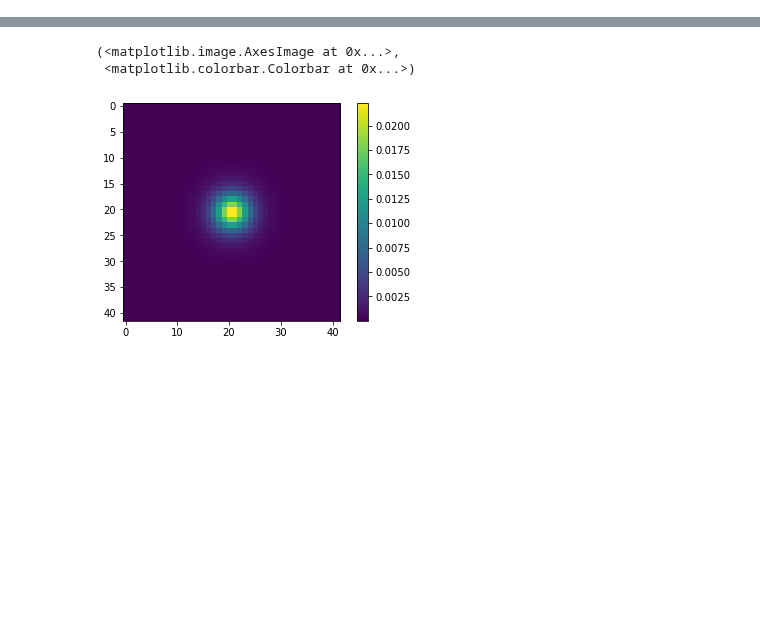
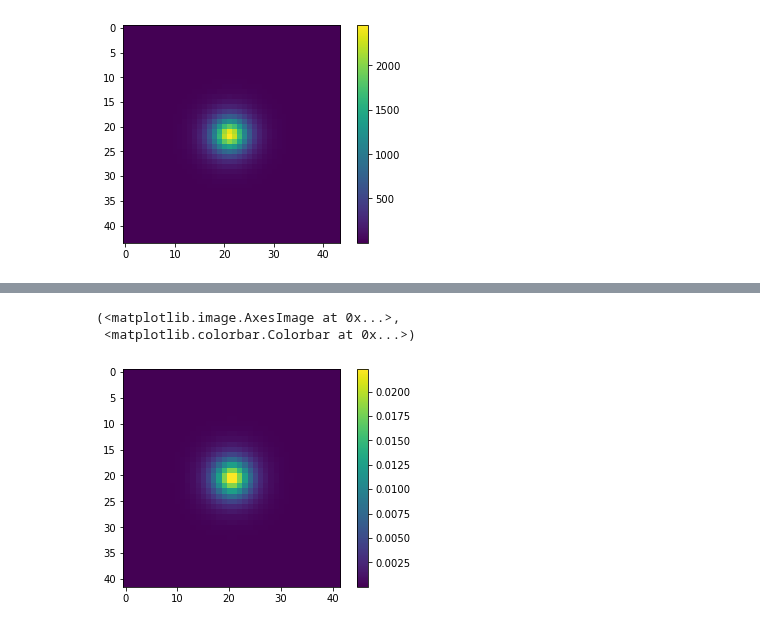
Before and after one commit to norrisbach/Metacal, a Jupyter notebook: metacal.ipynb, the cells around one changed output, grey strips where cells are left out. Saved outputs shown, nothing was run; the diff lists cells and outputs as text; code cells hidden in the pictures; blank space fills up the shorter version.

```diff
--- a/metacal.ipynb
+++ b/metacal.ipynb
@@ -181,6 +188,10 @@ def make_data(rng, FbyB, shear, version=0, first=False, SbyN=20):
         psf=psf_obs,
     )
     return obs, backgrounds
+# %%
+imgdata = make_data(rng=rng, FbyB=0.01, shear=shear_true, version=1, first=True, SbyN=20)
+# %% [output]
+[figure, added]
 # %%
 #def analyze(rng, num_tests, num_gals, noise_level, shear_true, version=0, first=False):
 def analyze(rng, num_tests, num_gals, FBratioArr, shear_true, version=0, first=False, SbyN=20):
```
Also changed, not shown: parts of 5 cells of this notebook.
